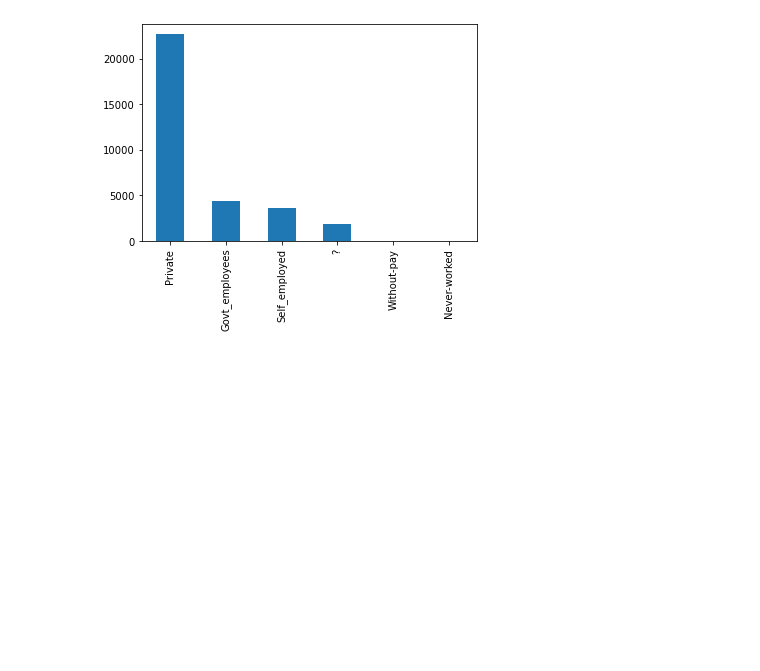
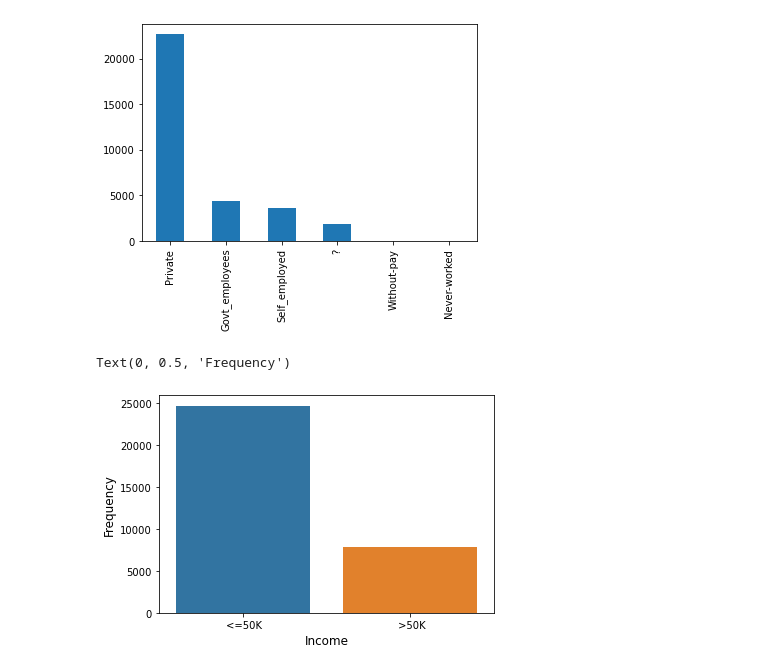
Before and after one commit to phillakh/6000CEM-Machine-Learning-and-Related-Applications, a Jupyter notebook: Notebook.ipynb, the cells around one changed output. Saved outputs shown, nothing was run; the diff lists cells and outputs as text; code cells hidden in the pictures; blank space fills up the shorter version.

Commit message:
Added sns import with income class distribution

```diff
--- a/Notebook.ipynb
+++ b/Notebook.ipynb
@@ -190,3 +191,11 @@ Never-worked          7
 Name: workclass, dtype: int64
 <matplotlib.axes._subplots.AxesSubplot at 0x...>
 [figure]
+# %%
+# Income class distribution
+sns.countplot(x = 'income', data = df)
+plt.xlabel("Income",fontsize = 12)
+plt.ylabel("Frequency",fontsize = 12)
+# %% [output]
+Text(0, 0.5, 'Frequency')
+[figure, added]
```
Also changed, not shown: parts of 1 cell of this notebook.
